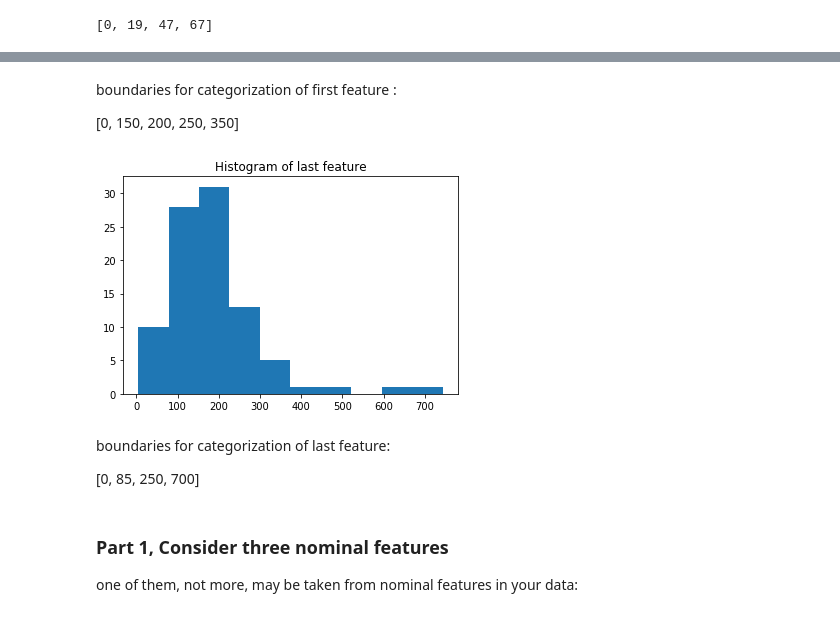
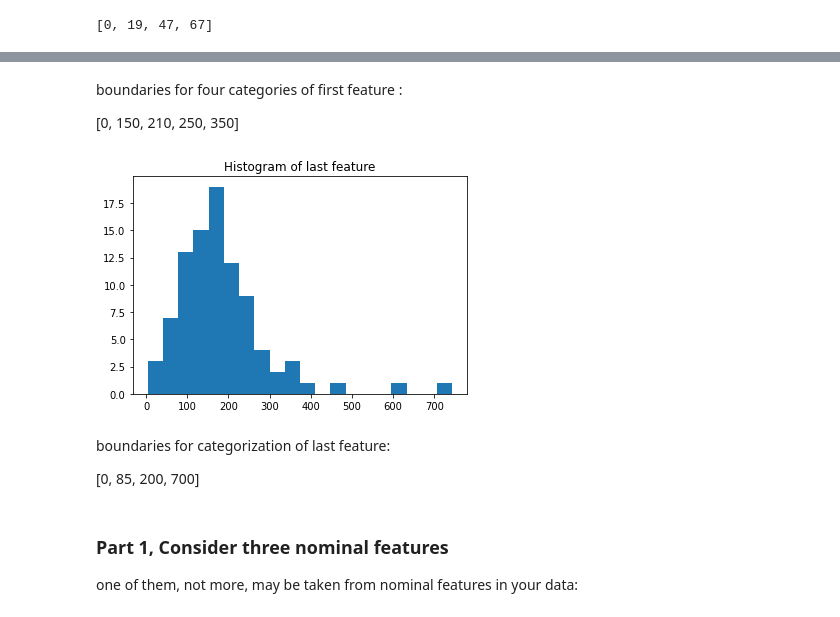
Before and after one commit to Sorooshi/Modern_Methods_of_Data_Analysis, a Jupyter notebook: codes/Contingency.ipynb, the cells around one changed output, grey strips where cells are left out. Drawn from its saved outputs; the diff is of its cells as text; code cells hidden in the pictures.

```diff
--- a/codes/Contingency.ipynb
+++ b/codes/Contingency.ipynb
@@ -67,17 +74,17 @@ plt.show()
 # %% [markdown]
-boundaries for categorization of first feature :
+boundaries for four categories of first feature :
 
-[0, 150, 200, 250, 350]
+[0, 150, 210, 250, 350]
 # %%
-plt.hist(x[:, -1], bins=int(np.round(np.sqrt(x.shape[0]))))
+plt.hist(x[:, -1], bins=20)
 plt.title("Histogram of last feature")
 plt.show()
 # %% [output]
-[figure, old version]
+[figure, new version]
 # %% [markdown]
 boundaries for categorization of last feature:
 
-[0, 85, 250, 700]
+[0, 85, 200, 700]
 # %% [markdown]
 ### Part 1, Consider three nominal features
 one of them, not more, may be taken from nominal features in your data:
```
Also changed, not shown: parts of 68 cells of this notebook, 3 other files.
